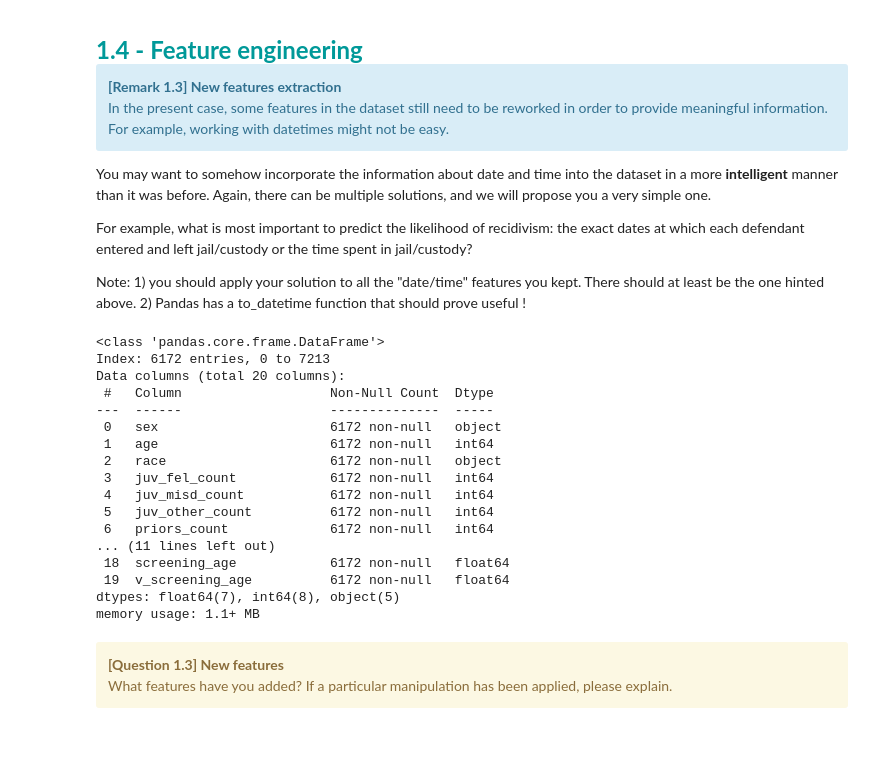
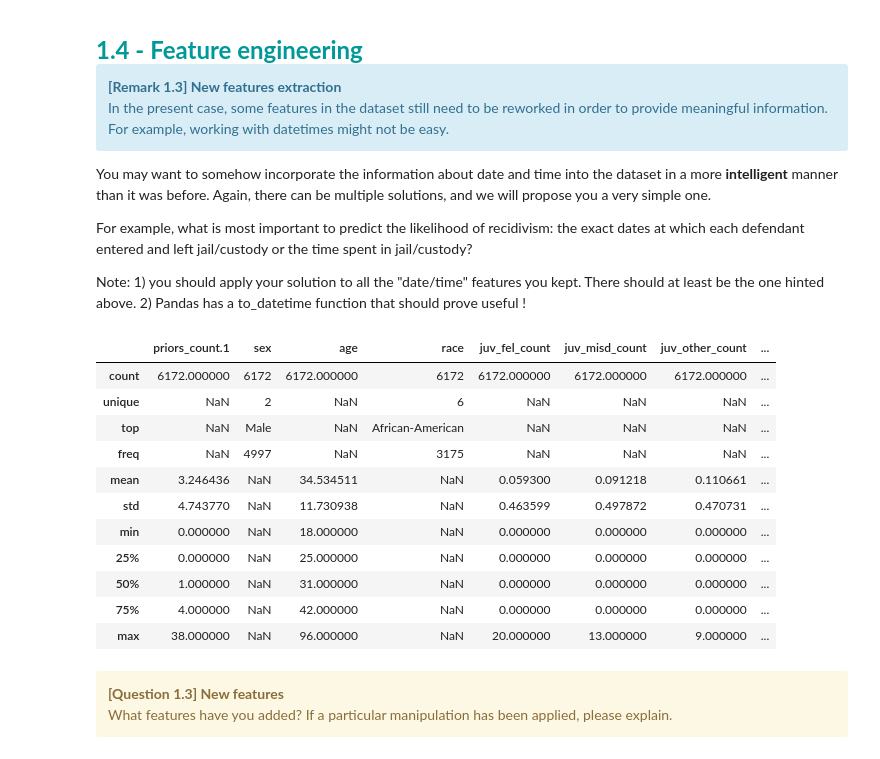
Before and after one commit to Potomolo/LEPL1109-CraHackaton, a Jupyter notebook: Hackaton_3/H3-Clustering-Student.ipynb, the cells around one changed output. Cells and saved outputs as stored; diff of their text form; code cells hidden in the pictures.

Commit message:
Features selection

```diff
--- a/Hackaton_3/H3-Clustering-Student.ipynb
+++ b/Hackaton_3/H3-Clustering-Student.ipynb
@@ -361,17 +353,16 @@ df = df[
 ]
 
 # For reasons made explicit later, keep at least these columns.
-# We add to the list features without missing datas and without data leakage
-# We will also remove features with low correlation later on, and redundant features
-# As well as features with zero variance
+# We decide to remove the following irrelevant features and data-leakage related ones :
+# (irrelevant or too many labels) name, first, last, case_number, case_description, c_case_number, c_charge_desc, r_case_number
+# (data leakage) is_recid, decile_score & decile_score.1, score_text, v_decile_score & v_score_text, is_violent_recid
+# (redundancy) age_cat, priors_count.1, v_screening_date, compas_screening_date (duplicate of screening_date),
+# screening_date will also be removed because the difference between screening_date and date of birth is linearly dependant from the age.
+# (constant entry) type_of_assessment and v_type_of_assessment
+# Features presenting too many "null" values have also been removed from the selection, as described in the next section
 
-# We decide to remove the following irrelevant features and data-leakage related ones :
-#
-#
-#
-#
-
-columns_to_keep = [
+columns_to_keep_temp = [
+    "priors_count.1",
     "compas_screening_date",
     "sex",
     "dob",
@@ -386,15 +377,25 @@ columns_to_keep = [
     "c_jail_out",
     "c_days_from_compas",
     "c_charge_degree",
-    "is_violent_recid",
-    "type_of_assessment",
     "screening_date",
-    "v_type_of_assessment",
     "v_screening_date",
     "in_custody",
     "out_custody",
     "two_year_recid"
 ]
+
+columns_to_keep_final = [
+    "d_custody",
+    "d_time_jail",
+    "age",
+    "juv_fel_count",
+    "juv_misd_count",
+    "juv_other_count",
+    "priors_count",
+    "days_b_screening_arrest",
+    "c_days_from_compas",
+    "ccd_M",
+]
 # %% [markdown]
 In data science, datasets are rarely tailored to specific applications. Instead, they typically originate from information collected over a certain period. It is the data scientist's responsibility to effectively utilize these datasets.
 
@@ -488,7 +476,7 @@ CELL N°1.3.3: Handling missing values
 @post: A pandas.DataFrame `df` containing the dataset with no missing values.
 """
 old_df = df.copy()
-df = old_df[columns_to_keep]
+df = old_df[columns_to_keep_temp]
 df.describe()
 df.notnull().sum()
 
@@ -532,50 +520,46 @@ CELL N°1.4 : FEATURE ENGINEERING
 
 @pre:  A pandas.DataFrame `df` containing the dataset
 @post: A pandas.DataFrame `df` containing the previous dataset with the new features you created.
 """
 
 def to_days(date1, date2):
     date1=pd.to_datetime(date1)
     date2=pd.to_datetime(date2)
     return (date1-date2).dt.days
 
 #Days spent in jail
 df["d_time_jail"] = to_days(df["c_jail_out"], df["c_jail_in"])
 df.drop("c_jail_in", axis=1, inplace=True)
 df.drop("c_jail_out", axis=1, inplace=True)
 
 #Days spent in custody
 df["d_custody"] = to_days(df["out_custody"], df["in_custody"])
 df.drop("in_custody", axis=1, inplace=True)
 df.drop("out_custody", axis=1, inplace=True)
 
 #Changing dates of screening into age at screening (in days)
 df["compas_screening_age"]= to_days(df["compas_screening_date"], df["dob"])
 df.drop("compas_screening_date", axis=1, inplace=True)
 df["screening_age"]= to_days(df["screening_date"], df["dob"])
 df.drop("screening_date", axis=1, inplace=True)
 df["v_screening_age"]= to_days(df["v_screening_date"], df["dob"])
 df.drop("v_screening_date", axis=1, inplace=True)
 
+df.drop("dob",axis=1,inplace=True)
 df.describe(include="all")
 # %% [output]
-<class 'pandas.core.frame.DataFrame'>
-Index: 6172 entries, 0 to 7213
-Data columns (total 20 columns):
- #   Column                   Non-Null Count  Dtype
----  ------                   --------------  -----
- 0   sex                      6172 non-null   object
- 1   age                      6172 non-null   int64
- 2   race                     6172 non-null   object
- 3   juv_fel_count            6172 non-null   int64
- 4   juv_misd_count           6172 non-null   int64
- 5   juv_other_count          6172 non-null   int64
- 6   priors_count             6172 non-null   int64
-... (11 lines left out)
- 18  screening_age            6172 non-null   float64
- 19  v_screening_age          6172 non-null   float64
-dtypes: float64(7), int64(8), object(5)
-memory usage: 1.1+ MB
+|  | priors_count.1 | sex | age | race | juv_fel_count | juv_misd_count | juv_other_count | ... |
+| count | 6172.000000 | 6172 | 6172.000000 | 6172 | 6172.000000 | 6172.000000 | 6172.000000 | ... |
+| unique | NaN | 2 | NaN | 6 | NaN | NaN | NaN | ... |
+| top | NaN | Male | NaN | African-American | NaN | NaN | NaN | ... |
+| freq | NaN | 4997 | NaN | 3175 | NaN | NaN | NaN | ... |
+| mean | 3.246436 | NaN | 34.534511 | NaN | 0.059300 | 0.091218 | 0.110661 | ... |
+| std | 4.743770 | NaN | 11.730938 | NaN | 0.463599 | 0.497872 | 0.470731 | ... |
+| min | 0.000000 | NaN | 18.000000 | NaN | 0.000000 | 0.000000 | 0.000000 | ... |
+| 25% | 0.000000 | NaN | 25.000000 | NaN | 0.000000 | 0.000000 | 0.000000 | ... |
+| 50% | 1.000000 | NaN | 31.000000 | NaN | 0.000000 | 0.000000 | 0.000000 | ... |
+| 75% | 4.000000 | NaN | 42.000000 | NaN | 0.000000 | 0.000000 | 0.000000 | ... |
+| max | 38.000000 | NaN | 96.000000 | NaN | 20.000000 | 13.000000 | 9.000000 | ... |
 # %% [markdown]
 <div class="alert alert-warning">
 <b>[Question 1.3] New features </b>  <br>
```
Also changed, not shown: parts of 8 cells of this notebook, 1 other file.
